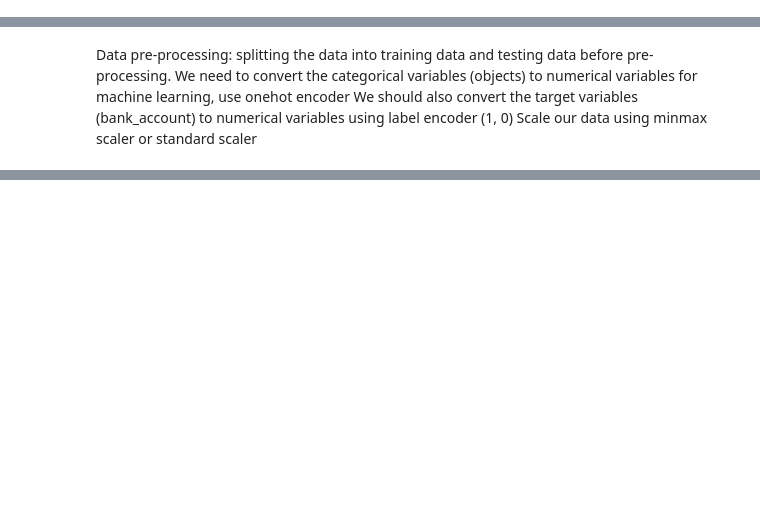
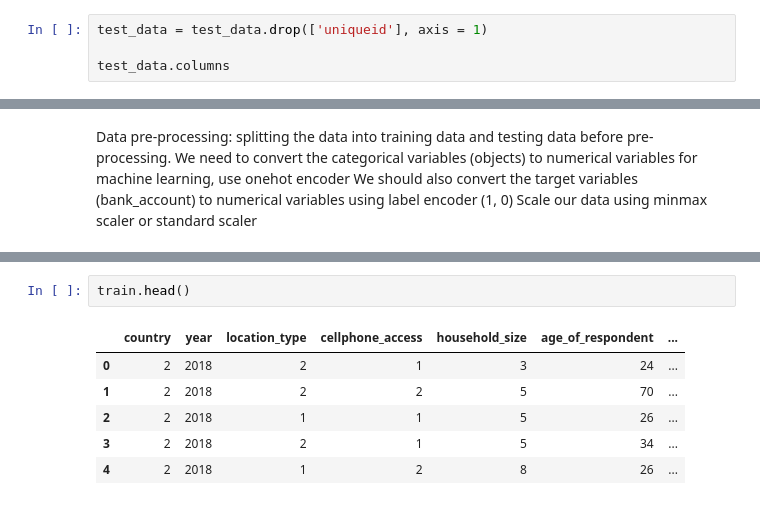
Before and after one commit to BettyKamande/Bank-Account-Clasification-ML-Project, a Jupyter notebook: Classification_Bank_Account.ipynb, the cells around one changed output, grey strips where cells are left out. Cells and saved outputs as stored; diff of their text form; blank space fills up the shorter version.

```diff
--- a/Classification_Bank_Account.ipynb
+++ b/Classification_Bank_Account.ipynb
@@ -417,0 +412,4 @@ Index(['country', 'year', 'uniqueid', 'location_type', 'cellphone_access',
+# %%
+test_data = test_data.drop(['uniqueid'], axis = 1)
+
+test_data.columns
@@ -538,0 +507,9 @@ print("Accuracy:",result2)
+# %%
+train.head()
+# %% [output]
+|  | country | year | location_type | cellphone_access | household_size | age_of_respondent | ... |
+| 0 | 2 | 2018 | 2 | 1 | 3 | 24 | ... |
+| 1 | 2 | 2018 | 2 | 2 | 5 | 70 | ... |
+| 2 | 2 | 2018 | 1 | 1 | 5 | 26 | ... |
+| 3 | 2 | 2018 | 2 | 1 | 5 | 34 | ... |
+| 4 | 2 | 2018 | 1 | 2 | 8 | 26 | ... |
```
Also changed, not shown: parts of 26 cells of this notebook.
